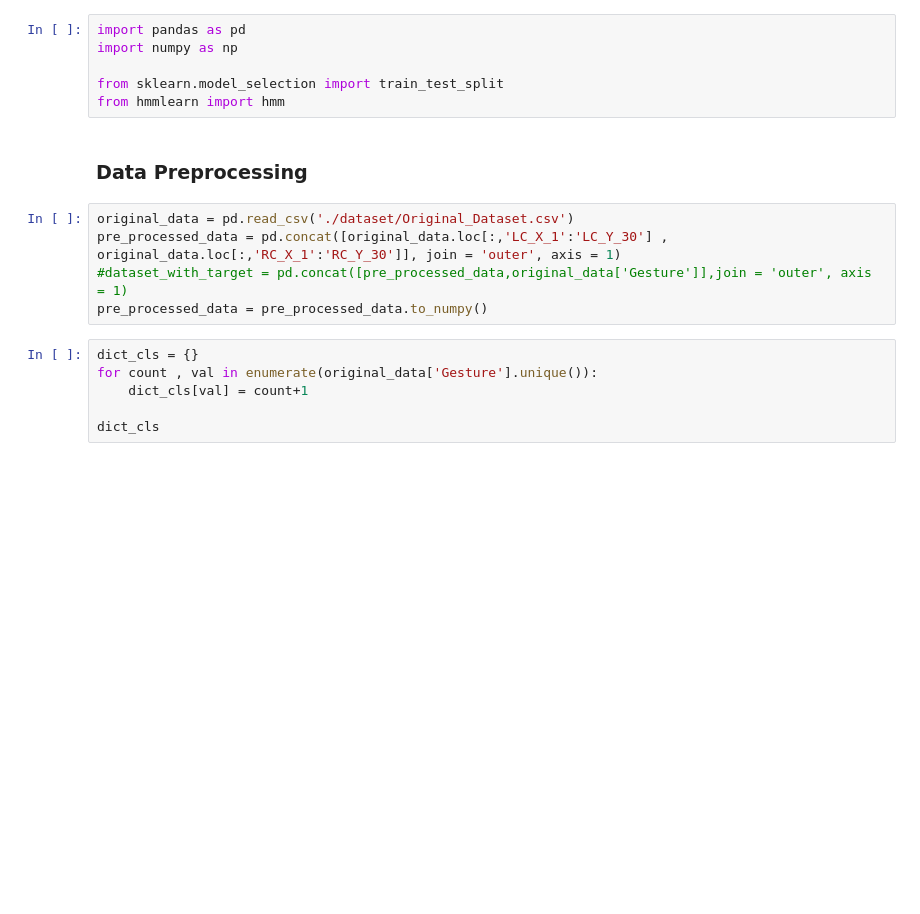
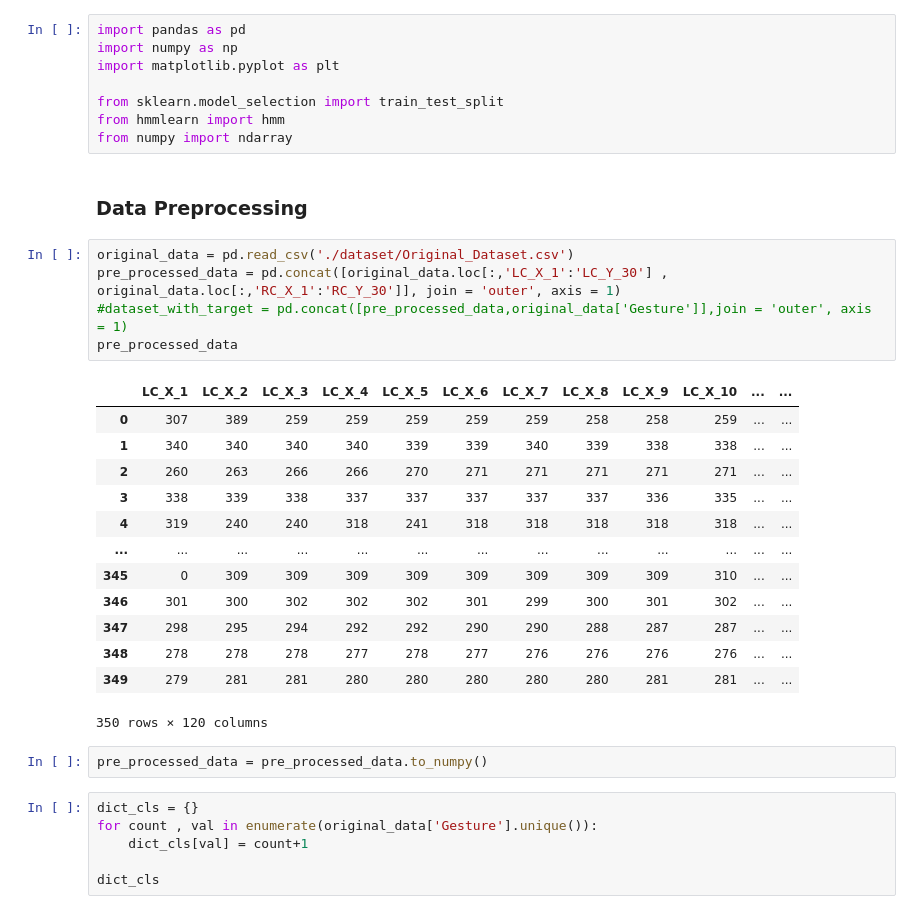
Before and after one commit to dj1095/cse6363-ml-tutorial, a Jupyter notebook: hmm/Gesture_Recognition.ipynb, the cells around one changed output. Cells and saved outputs as stored; diff of their text form; blank space fills up the shorter version.

```diff
--- a/hmm/Gesture_Recognition.ipynb
+++ b/hmm/Gesture_Recognition.ipynb
@@ -1,16 +1,34 @@
 # %%
 import pandas as pd
 import numpy as np
+import matplotlib.pyplot as plt
 
 from sklearn.model_selection import train_test_split
 from hmmlearn import hmm
+from numpy import ndarray
 # %% [markdown]
 <h3>Data Preprocessing</h3>
 # %%
 original_data = pd.read_csv('./dataset/Original_Dataset.csv')
 pre_processed_data = pd.concat([original_data.loc[:,'LC_X_1':'LC_Y_30'] , original_data.loc[:,'RC_X_1':'RC_Y_30']], join = 'outer', axis = 1)
 #dataset_with_target = pd.concat([pre_processed_data,original_data['Gesture']],join = 'outer', axis = 1)
-pre_processed_data = pre_processed_data.to_numpy()
+pre_processed_data
+# %% [output]
+|  | LC_X_1 | LC_X_2 | LC_X_3 | LC_X_4 | LC_X_5 | LC_X_6 | LC_X_7 | LC_X_8 | LC_X_9 | LC_X_10 | ... | ... |
+| 0 | 307 | 389 | 259 | 259 | 259 | 259 | 259 | 258 | 258 | 259 | ... | ... |
+| 1 | 340 | 340 | 340 | 340 | 339 | 339 | 340 | 339 | 338 | 338 | ... | ... |
+| 2 | 260 | 263 | 266 | 266 | 270 | 271 | 271 | 271 | 271 | 271 | ... | ... |
+| 3 | 338 | 339 | 338 | 337 | 337 | 337 | 337 | 337 | 336 | 335 | ... | ... |
+| 4 | 319 | 240 | 240 | 318 | 241 | 318 | 318 | 318 | 318 | 318 | ... | ... |
+| ... | ... | ... | ... | ... | ... | ... | ... | ... | ... | ... | ... | ... |
+| 345 | 0 | 309 | 309 | 309 | 309 | 309 | 309 | 309 | 309 | 310 | ... | ... |
+| 346 | 301 | 300 | 302 | 302 | 302 | 301 | 299 | 300 | 301 | 302 | ... | ... |
+| 347 | 298 | 295 | 294 | 292 | 292 | 290 | 290 | 288 | 287 | 287 | ... | ... |
+| 348 | 278 | 278 | 278 | 277 | 278 | 277 | 276 | 276 | 276 | 276 | ... | ... |
+| 349 | 279 | 281 | 281 | 280 | 280 | 280 | 280 | 280 | 281 | 281 | ... | ... |
+350 rows × 120 columns
+# %%
+pre_processed_data = pre_processed_data.to_numpy()
 # %%
 dict_cls = {}
 for count , val in enumerate(original_data['Gesture'].unique()):
```
Also changed, not shown: parts of 19 cells of this notebook.
